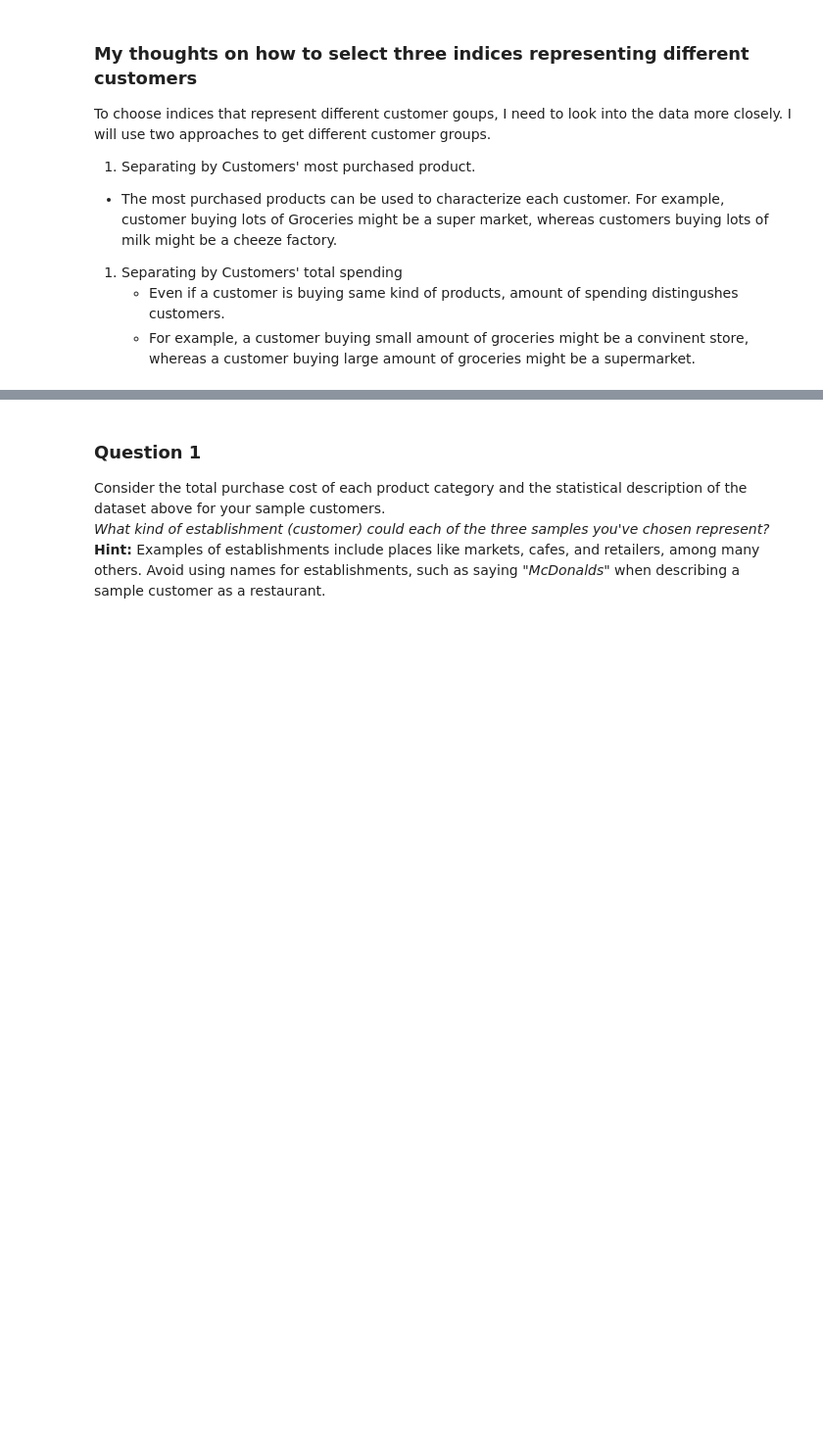
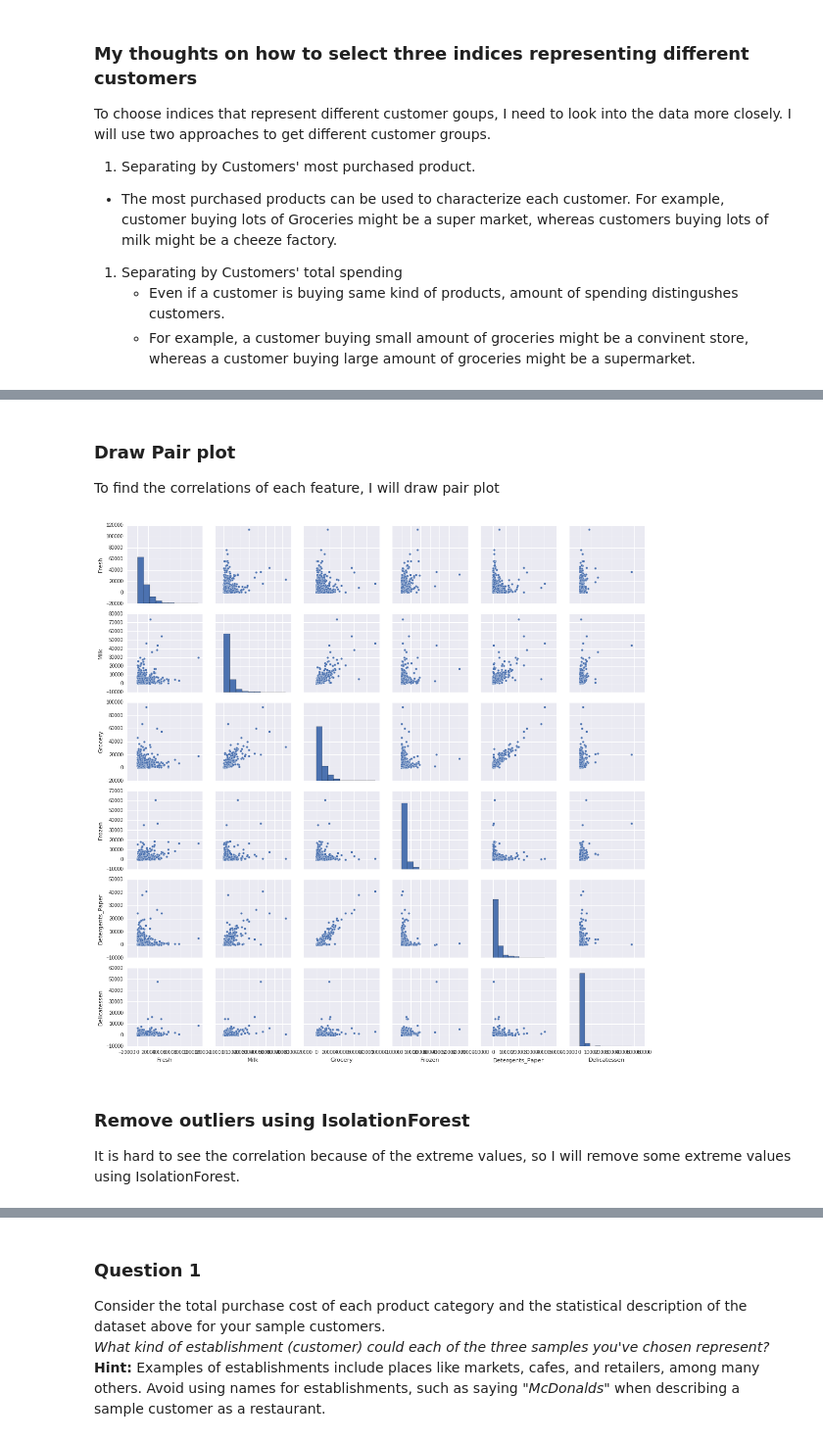
Before and after one commit to afcarl/Udacity-MLND-Project3, a Jupyter notebook: customer_segments.ipynb, the cells around one changed output, grey strips where cells are left out. Shown at 98% size. Cells and saved outputs as stored; diff of their text form; code cells hidden in the pictures; blank space fills up the shorter version.

Commit message:
feat: Rearranged the contents, and added Isolation Forest

```diff
--- a/customer_segments.ipynb
+++ b/customer_segments.ipynb
@@ -359,0 +74,12 @@ Chosen samples of wholesale customers dataset:
+# %% [markdown]
+### Draw Pair plot
+To find the correlations of each feature, I will draw pair plot
+# %%
+# pairplot the data
+g = sns.pairplot(data, diag_kind="hist")
+# %% [output]
+[figure, added]
+# %% [markdown]
+### Remove outliers using IsolationForest
+
+It is hard to see the correlation because of the extreme values, so I will remove some extreme values using IsolationForest.
```
Also changed, not shown: parts of 76 cells of this notebook.
